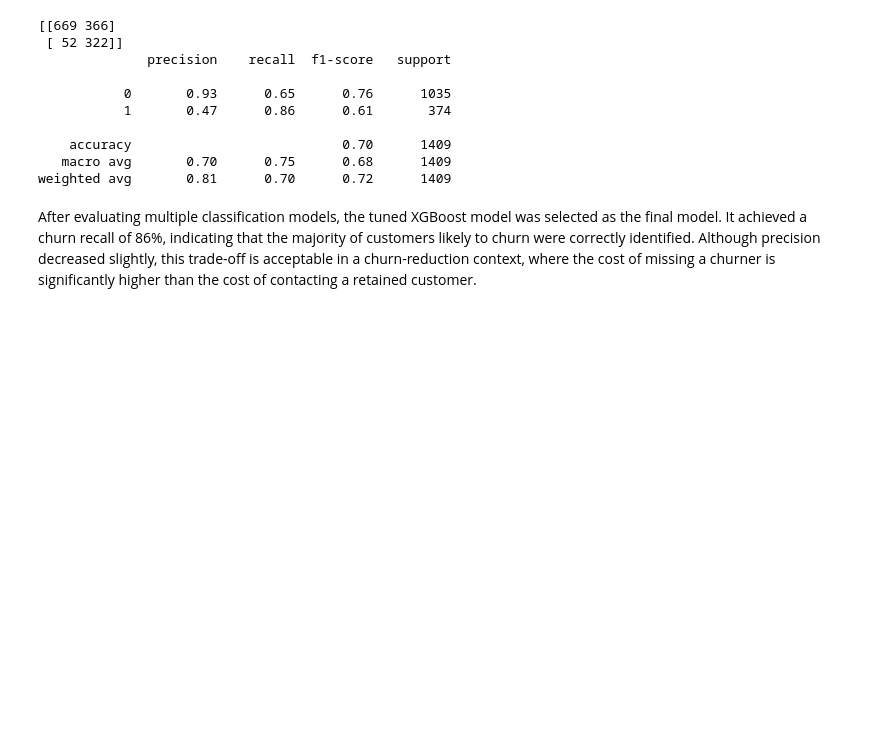
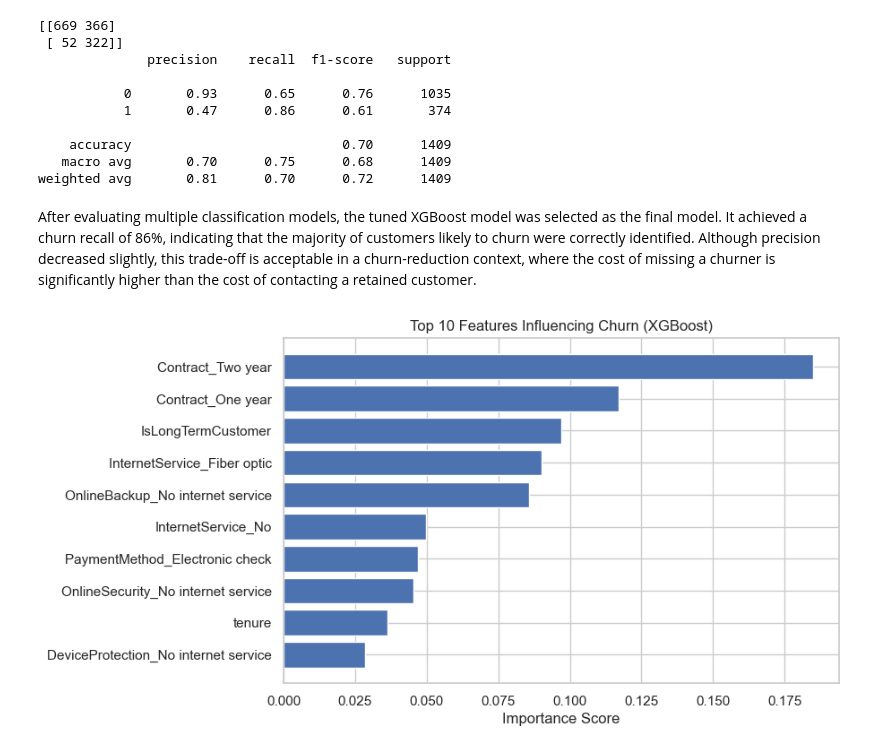
Before and after one commit to hassanh7n/Customer_Churn_ML, a Jupyter notebook: notebooks/ML_03.ipynb, the cells around one changed output. Saved outputs shown, nothing was run; the diff lists cells and outputs as text; code cells hidden in the pictures; blank space fills up the shorter version.

```diff
--- a/notebooks/ML_03.ipynb
+++ b/notebooks/ML_03.ipynb
@@ -444,3 +444,25 @@ print(classification_report(y_test, y_pred_final))
 weighted avg       0.81      0.70      0.72      1409
 # %% [markdown]
 After evaluating multiple classification models, the tuned XGBoost model was selected as the final model. It achieved a churn recall of 86%, indicating that the majority of customers likely to churn were correctly identified. Although precision decreased slightly, this trade-off is acceptable in a churn-reduction context, where the cost of missing a churner is significantly higher than the cost of contacting a retained customer.
+# %%
+import pandas as pd
+import matplotlib.pyplot as plt
+
+# Get feature importance
+importance = xgb_final.feature_importances_
+feature_names = X_train.columns
+
+fi_df = pd.DataFrame({
+    'Feature': feature_names,
+    'Importance': importance
+}).sort_values(by='Importance', ascending=False)
+
+# Plot top 10
+plt.figure(figsize=(8,5))
+plt.barh(fi_df['Feature'][:10], fi_df['Importance'][:10])
+plt.gca().invert_yaxis()
+plt.xlabel("Importance Score")
+plt.title("Top 10 Features Influencing Churn (XGBoost)")
+plt.show()
+# %% [output]
+[figure, added]
```
Also changed, not shown: parts of 1 cell of this notebook, 1 other file.
